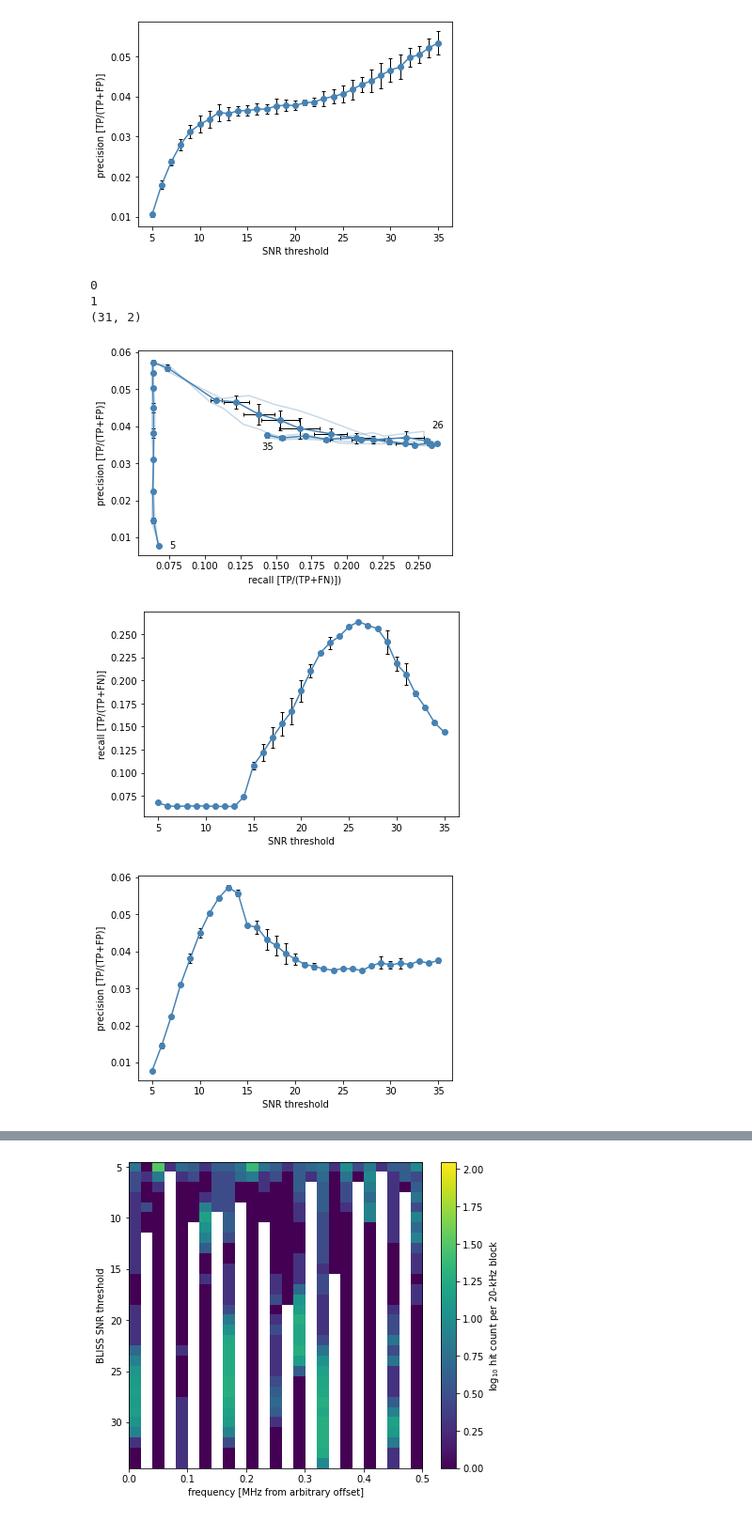
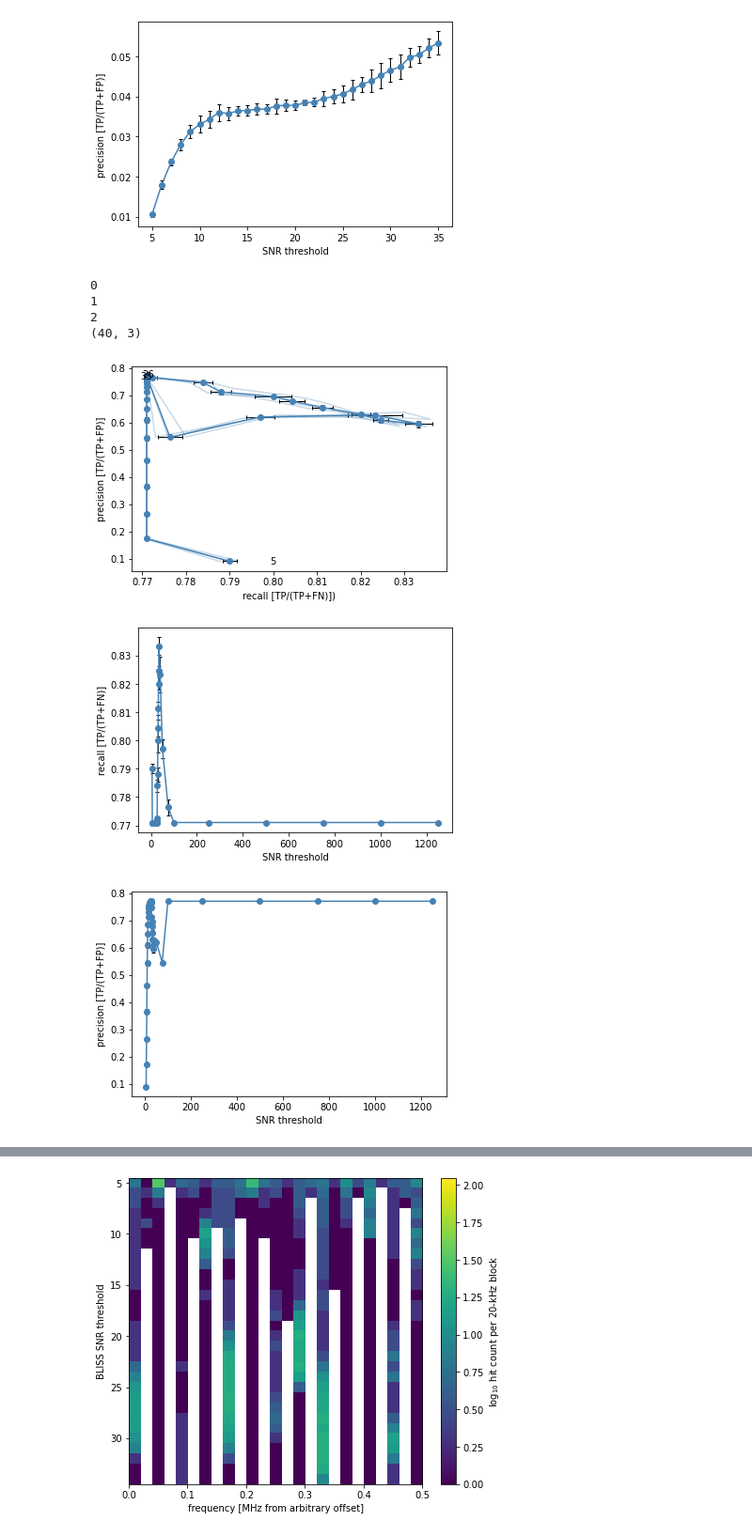
Before and after one commit to bjacobell/nearby-stars, a Jupyter notebook: quick_plot_notebook.ipynb, the cells around one changed output, grey strips where cells are left out. Shown at 94% size. Saved outputs shown, nothing was run; the diff lists cells and outputs as text; code cells hidden in the pictures.

Commit message:
modifications to BLISS parameter test code
Also, analysis of preliminary seticore run on
d < 5.1 pc sample.

```diff
--- a/quick_plot_notebook.ipynb
+++ b/quick_plot_notebook.ipynb
@@ -195,9 +195,10 @@ plt.show()
 sp_arr = []
 sr_arr = []
 
-for n in range(2):
+for n in range(3):
     m = n
-    dats = glob.glob(f'/datax/scratch/benjb/bliss_voyager_test/injections/high_SNR_injections/synthetic_data_2000_injections_{m}*.dat')
+    dats = glob.glob(f'/datax/scratch/benjb/bliss_voyager_test/injections/high_SNR_no_drift_injections/synthetic_data_2000_injections_{m}*.dat')
+    #dats = glob.glob(f'/datax/scratch/benjb/bliss_voyager_test/injections/high_SNR_injections/synthetic_data_2000_injections_{m}*.dat')
     print(m)
 
     snrs = []
@@ -211,7 +212,7 @@ for n in range(2):
 
         dat = dats[k]
 
-        snr = float(dat[109:-4])
+        snr = float(dat[118:-4])
         #print(snr)
         snrs.append(snr)
 
@@ -236,7 +237,7 @@ for n in range(2):
             nf = nfreqs[i]
             pdiffvec = ff - pf
             ndiffvec = ff - nf
-            if np.min(np.abs(pdiffvec))*1000 < 0.1: # permit accuracy to within 0.1 kHz
+            if np.min(np.abs(pdiffvec))*1000 < 1.2: # permit accuracy to within 1.2 kHz
                 tp += 1
             else:
                 fn += 1
@@ -289,35 +290,36 @@ for i in range(len(sp_arr)):
     sr_errvec.append(sr_err)
 
     distance = np.sqrt((1-sp_avg)**2 + (1-sr_avg)**2)
     distvec.append(distance)
 
 plt.errorbar(x=sr_avgvec, y=sp_avgvec, yerr=sp_errvec, xerr=sr_errvec, marker='o', color='steelblue',
              ecolor='k', capsize=2, elinewidth=1)
 plt.xlabel('recall [TP/(TP+FN)])')
 plt.ylabel('precision [TP/(TP+FP)]')
 
 best_snr = np.argmin(distvec) + 5
 plt.text(sr_avgvec[np.argmin(distvec)], sp_avgvec[np.argmin(distvec)]+0.005, str(best_snr), ha='center', va='center')
 plt.text(sr_avgvec[0]+0.01, sp_avgvec[0], 5, ha='center', va='center')
 plt.text(sr_avgvec[-1], sp_avgvec[-1]-0.003, 35, ha='center', va='center')
 #plt.xlim(0,1)
 #plt.ylim(0,1)
-#plt.savefig('/datax/scratch/benjb/bliss_voyager_test/injections/bliss_PR_curve_10_realizations_SNRs_1000.pdf', bbox_inches='tight')
+#plt.savefig('/datax/scratch/benjb/bliss_voyager_test/injections/bliss_PR_curve_10_realizations_SNRs_1000_drift_0.1.pdf', bbox_inches='tight')
 plt.show()
 
 plt.errorbar(np.sort(snrs), sr_avgvec, sr_errvec, c='steelblue', marker='o', ecolor='k', capsize=2, elinewidth=1)
 plt.xlabel('SNR threshold')
 plt.ylabel('recall [TP/(TP+FN)]')
 plt.show()
 
 plt.errorbar(np.sort(snrs), sp_avgvec, sp_errvec, c='steelblue', marker='o', ecolor='k', capsize=2, elinewidth=1)
 plt.xlabel('SNR threshold')
 plt.ylabel('precision [TP/(TP+FP)]')
 plt.show()
 # %% [output]
 0
 1
-(31, 2)
+2
+(40, 3)
-[figure, old version]
+[figure, new version]
-[figure, old version]
+[figure, new version]
-[figure, old version]
+[figure, new version]
```
Also changed, not shown: parts of 6 cells of this notebook, 9 other files.
